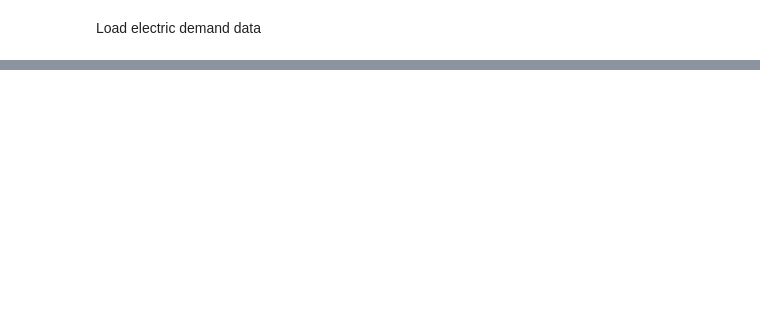
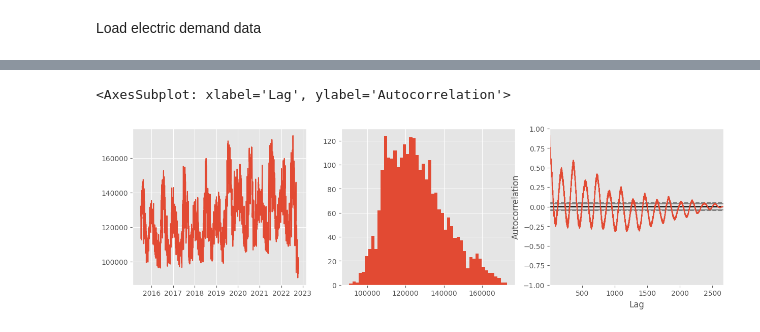
Before and after one commit to breischl/e-predict, a Jupyter notebook: explore_temp_data.ipynb, the cells around one changed output, grey strips where cells are left out. Saved outputs shown, nothing was run; the diff lists cells and outputs as text; code cells hidden in the pictures; blank space fills up the shorter version.

```diff
--- a/explore_temp_data.ipynb
+++ b/explore_temp_data.ipynb
@@ -137,0 +46,14 @@ max     8441.000000
+# %%
+psco_demand_data_file = os.path.join(ELECTRIC_DATA_DIR, "psco-daily-dataframe.json")
+with open(psco_demand_data_file, "r", encoding="utf-8") as f:
+    demand_df = pd.read_json(f)
+
+fig, (ax1, ax2, ax3) = plt.subplots(1, 3)
+fig.set_figwidth(15)
+fig.set_figheight(4)
+ax1.plot(demand_df)
+ax2.hist(demand_df, bins=50)
+pd.plotting.autocorrelation_plot(demand_df)
+# %% [output]
+<AxesSubplot: xlabel='Lag', ylabel='Autocorrelation'>
+[figure, added]
```
Also changed, not shown: parts of 12 cells of this notebook, 1 other file.
